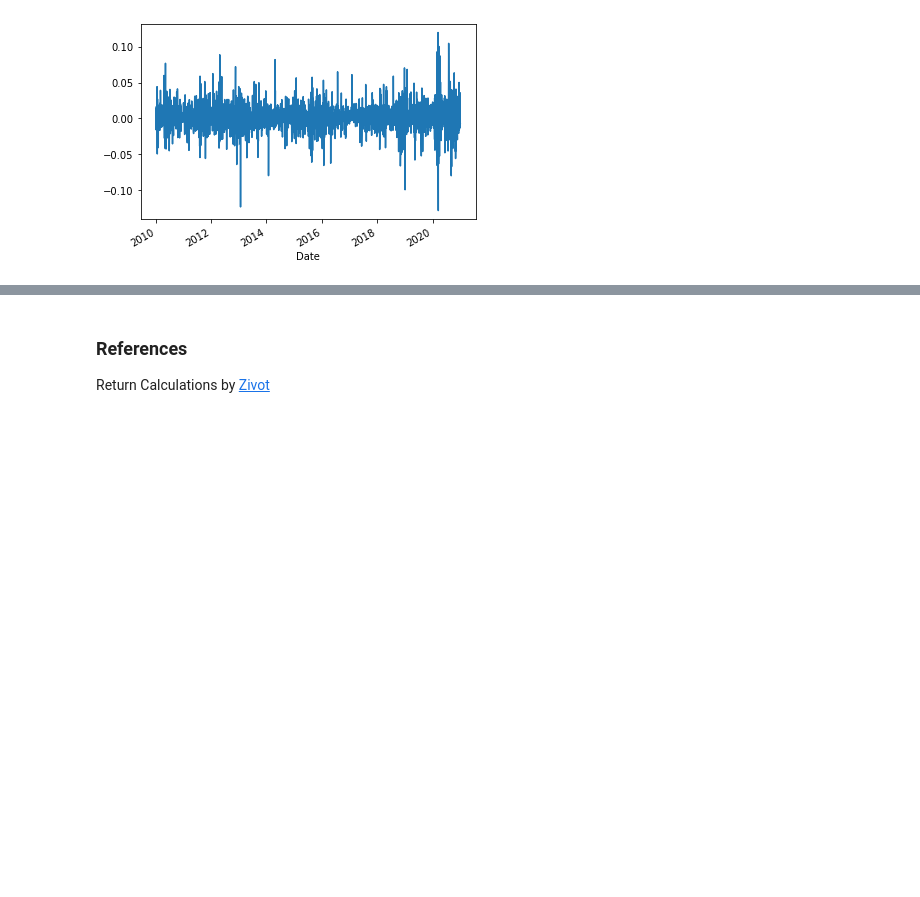
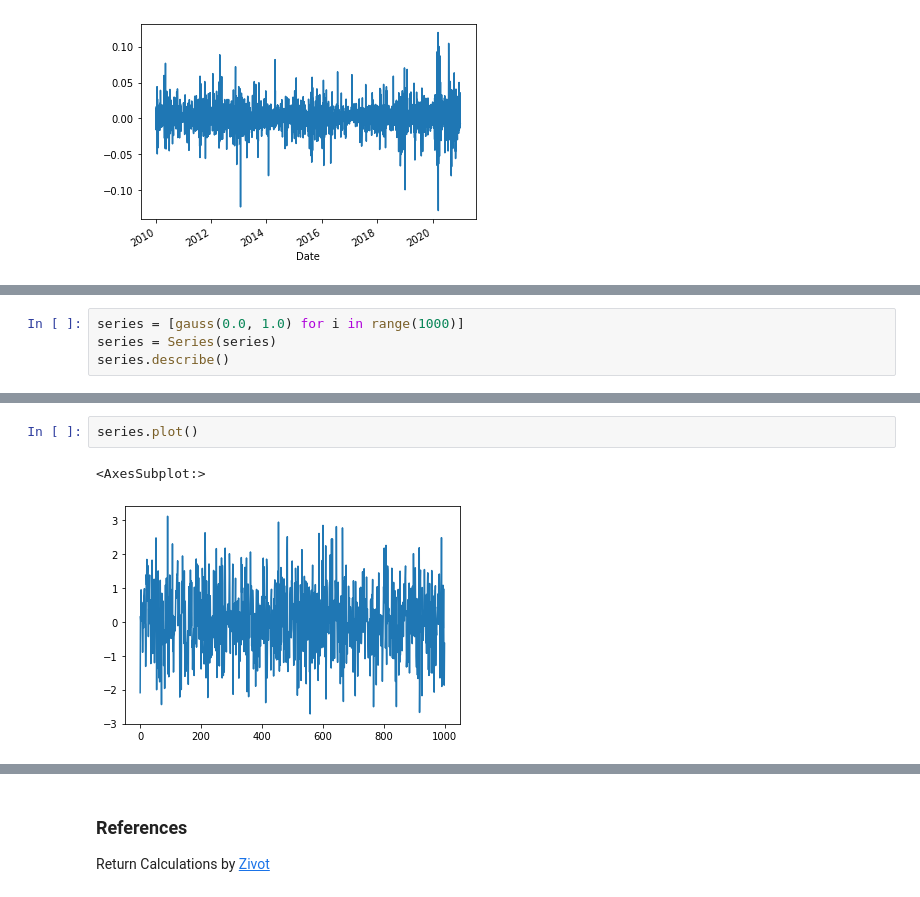
Before and after one commit to oceanumeric/python-finance, a Jupyter notebook: financial_econometrics/financial-time-series.ipynb, the cells around one changed output, grey strips where cells are left out. Cells and saved outputs as stored; diff of their text form; blank space fills up the shorter version.

Commit message:
update time series notebook

```diff
--- a/financial_econometrics/financial-time-series.ipynb
+++ b/financial_econometrics/financial-time-series.ipynb
@@ -248,0 +288,4 @@ clean_data['Adj Close'].pct_change().plot()
+# %%
+series = [gauss(0.0, 1.0) for i in range(1000)]
+series = Series(series)
+series.describe()
@@ -248,0 +302,5 @@ clean_data['Adj Close'].pct_change().plot()
+# %%
+series.plot()
+# %% [output]
+<AxesSubplot:>
+[figure, added]
```
Also changed, not shown: parts of 24 cells of this notebook, 1 other file.
